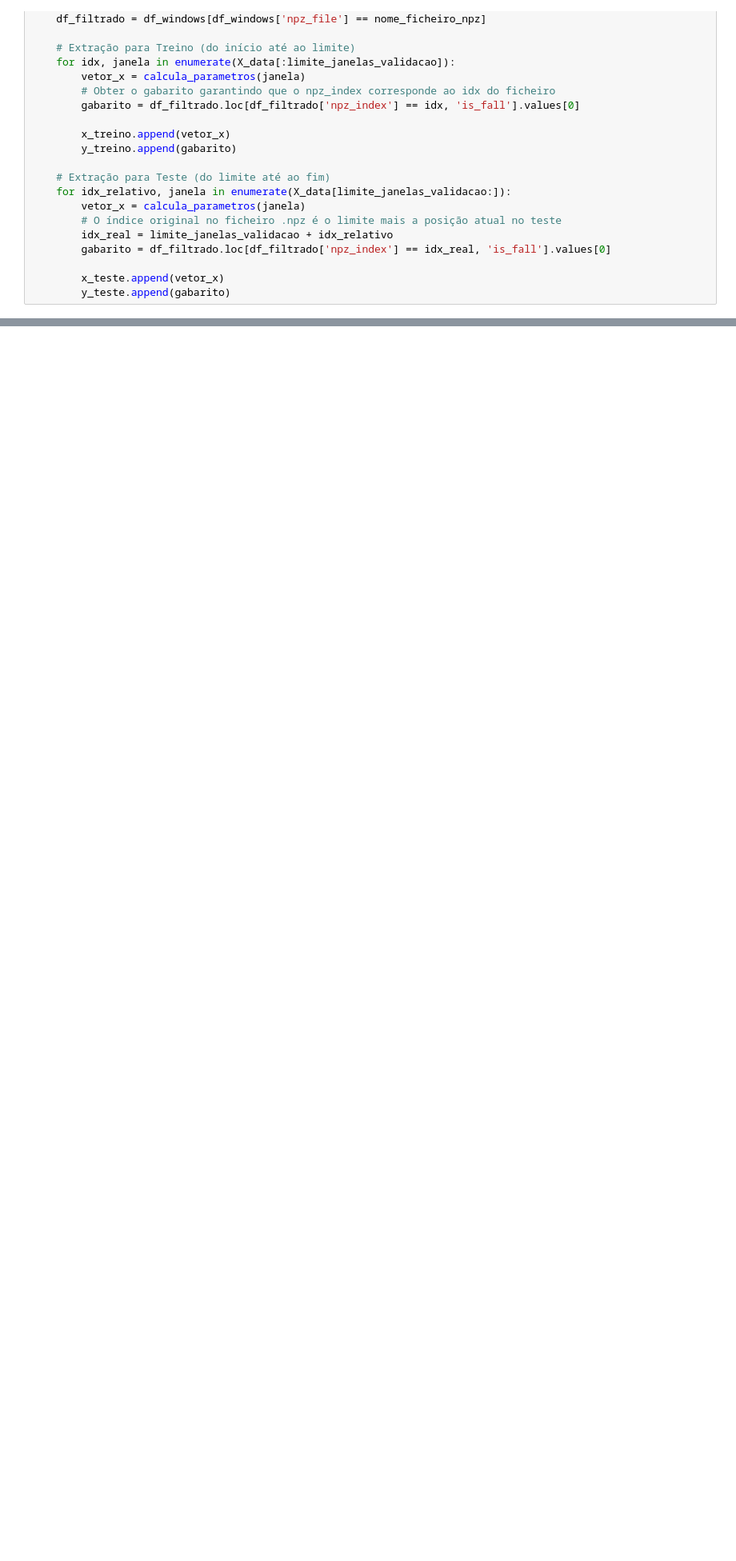
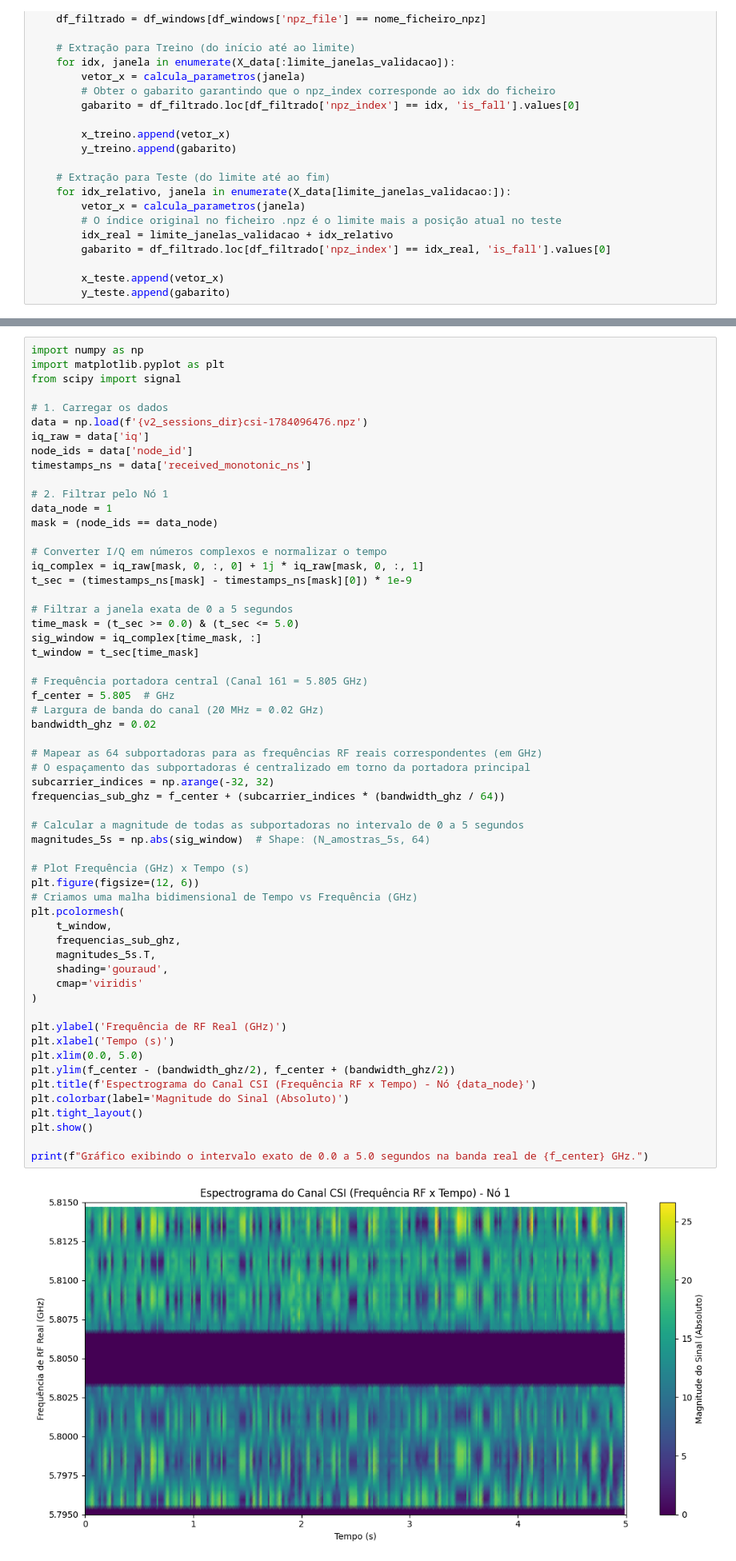
Before and after one commit to Heitor65/Fall_Detection-Sistemas_Embarcados, a Jupyter notebook: FallDetection.ipynb, the cells around one changed output, grey strips where cells are left out. Shown at 80% size. Drawn from its saved outputs; the diff is of its cells as text; blank space fills up the shorter version.

```diff
--- a/FallDetection.ipynb
+++ b/FallDetection.ipynb
@@ -227,0 +380,60 @@ plt.show()
+# %%
+import numpy as np
+import matplotlib.pyplot as plt
+from scipy import signal
+
+# 1. Carregar os dados
+data = np.load(f'{v2_sessions_dir}csi-1784096476.npz')
+iq_raw = data['iq']
+node_ids = data['node_id']
+timestamps_ns = data['received_monotonic_ns']
+
+# 2. Filtrar pelo Nó 1
+data_node = 1
+mask = (node_ids == data_node)
+
+# Converter I/Q em números complexos e normalizar o tempo
+iq_complex = iq_raw[mask, 0, :, 0] + 1j * iq_raw[mask, 0, :, 1]
+t_sec = (timestamps_ns[mask] - timestamps_ns[mask][0]) * 1e-9
+
+# Filtrar a janela exata de 0 a 5 segundos
+time_mask = (t_sec >= 0.0) & (t_sec <= 5.0)
+sig_window = iq_complex[time_mask, :]
+t_window = t_sec[time_mask]
+
+# Frequência portadora central (Canal 161 = 5.805 GHz)
+f_center = 5.805  # GHz
+# Largura de banda do canal (20 MHz = 0.02 GHz)
+bandwidth_ghz = 0.02
+
+# Mapear as 64 subportadoras para as frequências RF reais correspondentes (em GHz)
+# O espaçamento das subportadoras é centralizado em torno da portadora principal
+subcarrier_indices = np.arange(-32, 32)
+frequencias_sub_ghz = f_center + (subcarrier_indices * (bandwidth_ghz / 64))
+
+# Calcular a magnitude de todas as subportadoras no intervalo de 0 a 5 segundos
+magnitudes_5s = np.abs(sig_window)  # Shape: (N_amostras_5s, 64)
+
+# Plot Frequência (GHz) x Tempo (s)
+plt.figure(figsize=(12, 6))
+# Criamos uma malha bidimensional de Tempo vs Frequência (GHz)
+plt.pcolormesh(
+    t_window,
+    frequencias_sub_ghz,
+    magnitudes_5s.T,
+    shading='gouraud',
+    cmap='viridis'
+)
+
+plt.ylabel('Frequência de RF Real (GHz)')
+plt.xlabel('Tempo (s)')
+plt.xlim(0.0, 5.0)
+plt.ylim(f_center - (bandwidth_ghz/2), f_center + (bandwidth_ghz/2))
+plt.title(f'Espectrograma do Canal CSI (Frequência RF x Tempo) - Nó {data_node}')
+plt.colorbar(label='Magnitude do Sinal (Absoluto)')
+plt.tight_layout()
+plt.show()
+
+print(f"Gráfico exibindo o intervalo exato de 0.0 a 5.0 segundos na banda real de {f_center} GHz.")
+# %% [output]
+[figure, added]
```
Also changed, not shown: parts of 40 cells of this notebook.
